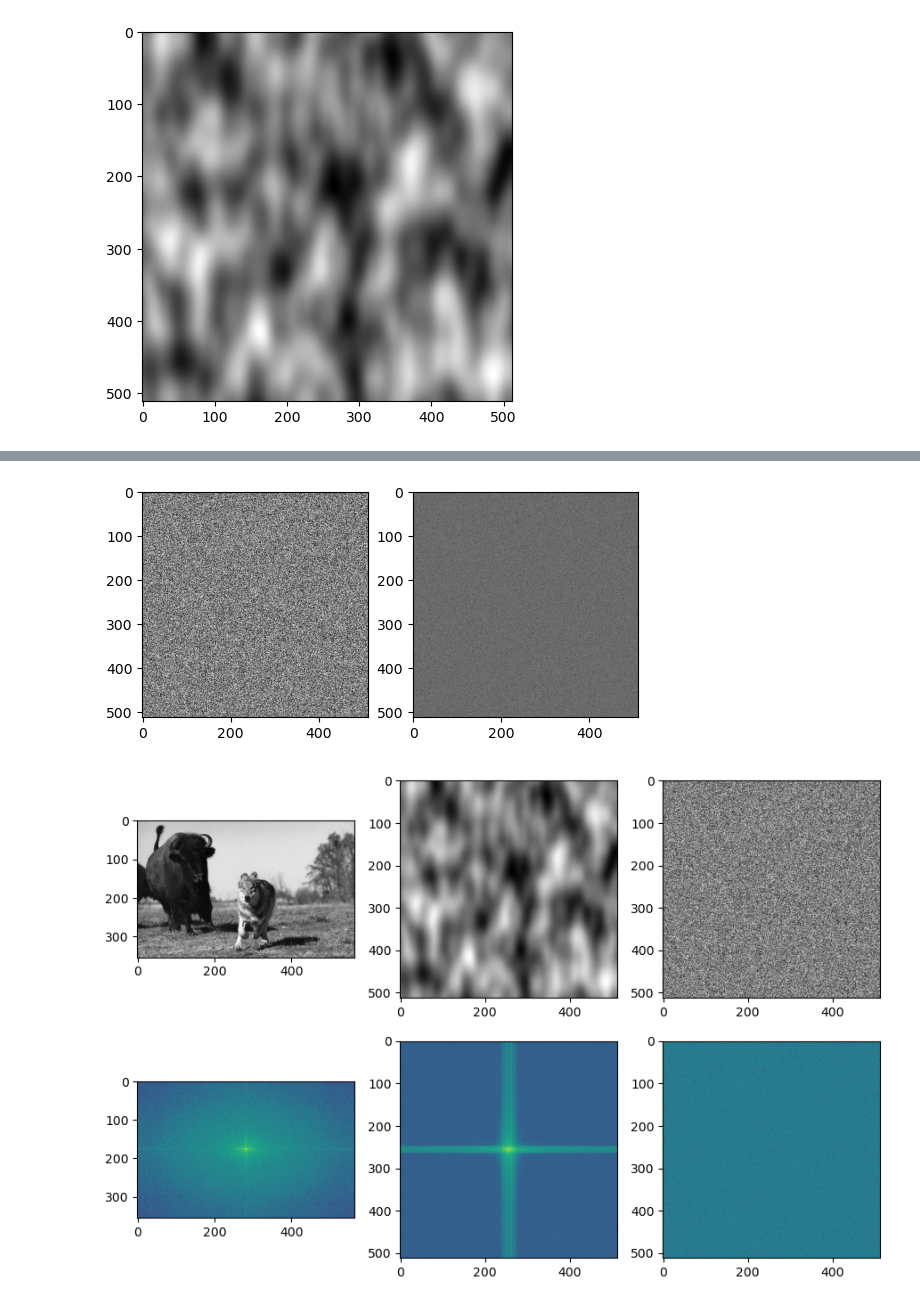
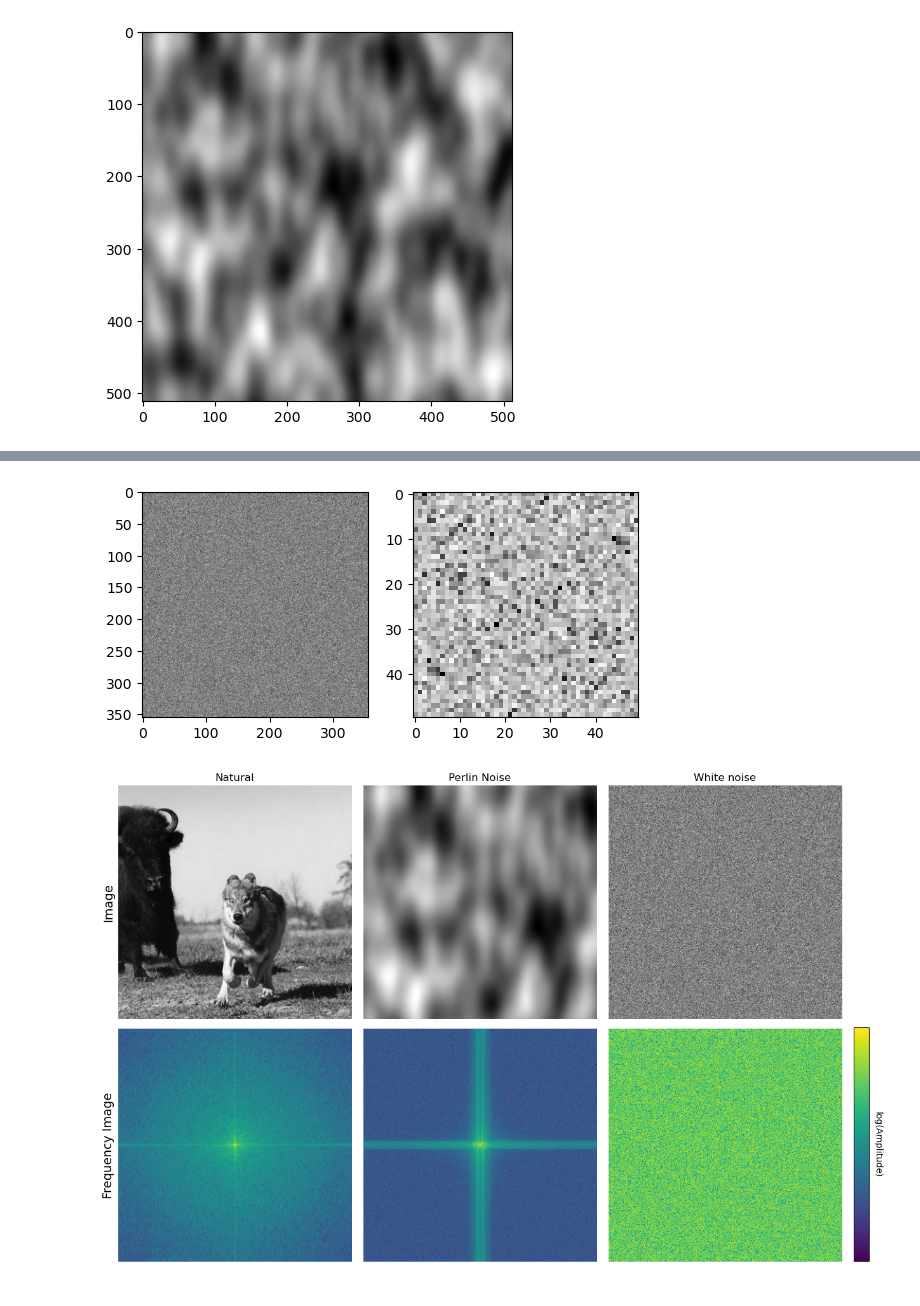
Before and after one commit to R0ner/cnn-context, a Jupyter notebook: notebooks/rep-02-imagefreq.ipynb, the cells around one changed output, grey strips where cells are left out. Cells and saved outputs as stored; diff of their text form; code cells hidden in the pictures.

```diff
--- a/notebooks/rep-02-imagefreq.ipynb
+++ b/notebooks/rep-02-imagefreq.ipynb
@@ -114,3 +106,6 @@ plt.show()
 show_imarray(noise[0])
 # %% [output]
 [figure]
+# %%
+noise = np.array(noise[0]) / 255.0
+noise.shape
@@ -116,0 +114,3 @@ show_imarray(noise[0])
+# %%
+noise = noise[:img_g.shape[0], :img_g.shape[1]]
+noise.shape
@@ -133,4 +135,4 @@ plt.show()
 # %%
-u_noise = np.random.uniform(size=noise.shape[-2:])
+u_noise = np.random.normal(size=noise.shape[-2:])
 plt.imshow(u_noise);
 # %% [output]
@@ -138,6 +140,7 @@ plt.imshow(u_noise);
 # %%
 # Calculate Fourier transform of image
-ft = np.fft.ifftshift(np.array(u_noise))
+# ft = np.fft.ifftshift(u_noise)
+ft = np.fft.ifftshift(np.random.normal(size=(50, 50)))
 ft = np.fft.fft2(ft)
 ft = np.fft.fftshift(ft)
 plt.subplot(121)
@@ -150,4 +153,4 @@ plt.imshow(np.log(abs(ft)))
 # plt.ylim([520, 480])  # Note, order is reversed for y
 plt.show()
 # %% [output]
-[figure, old version]
+[figure, new version]
@@ -154,15 +159,37 @@ plt.show()
 # %%
-fig, (axs0, axs1) = plt.subplots(2, 3, figsize=(9, 6), tight_layout=True)
-imgs = np.array(img_g) / 255.0, np.array(noise[0]) / 255.0, u_noise
+fig, (axs0, axs1) = plt.subplots(2, 3, figsize=(12, 8), tight_layout=True)
+imgs = img_g, noise, u_noise
 
-for img, ax in zip(imgs, axs0):
+def axis_off(ax):
+    ax.set_xticks([])
+    ax.set_yticks([])
+    ax.spines['top'].set_visible(False)
+    ax.spines['right'].set_visible(False)
+    ax.spines['bottom'].set_visible(False)
+    ax.spines['left'].set_visible(False)
+for img, ax, title in zip(imgs, axs0, ('Natural', 'Perlin Noise', 'White noise')):
     ax.imshow(img, cmap='gray')
+    ax.set_title(title)
+    axis_off(ax)
 
 for img, ax in zip(imgs, axs1):
     ft = np.fft.ifftshift(img)
     ft = np.fft.fft2(ft)
     ft = np.fft.fftshift(ft)
 
-    ax.imshow(np.log(abs(ft)), cmap='viridis')
+    im = ax.imshow(np.log(abs(ft)), cmap='viridis')
+    axis_off(ax)
+
+axs0[0].set_ylabel('Image', fontdict={'fontsize': 14})
+axs1[0].set_ylabel('Frequency Image', fontdict={'fontsize': 14})
+
+# divider = make_axes_locatable(axs1[-1])
+# cax = divider.append_axes('right', size='5%', pad=0.1)
+cax = fig.add_axes([1.0,.02,.02,.46])
+cbar = fig.colorbar(im, cax=cax, orientation='vertical')
+cbar.set_label('log(Amplitude)', rotation=270, labelpad=15)
+cbar.ax.get_yaxis().set_ticks([])
+plt.savefig(f"{fig_dir}/imagefreq.pdf", bbox_inches='tight')
+plt.show();
 # %% [output]
-[figure, old version]
+[figure, new version]
```
Also changed, not shown: parts of 9 cells of this notebook, 2 other files.
